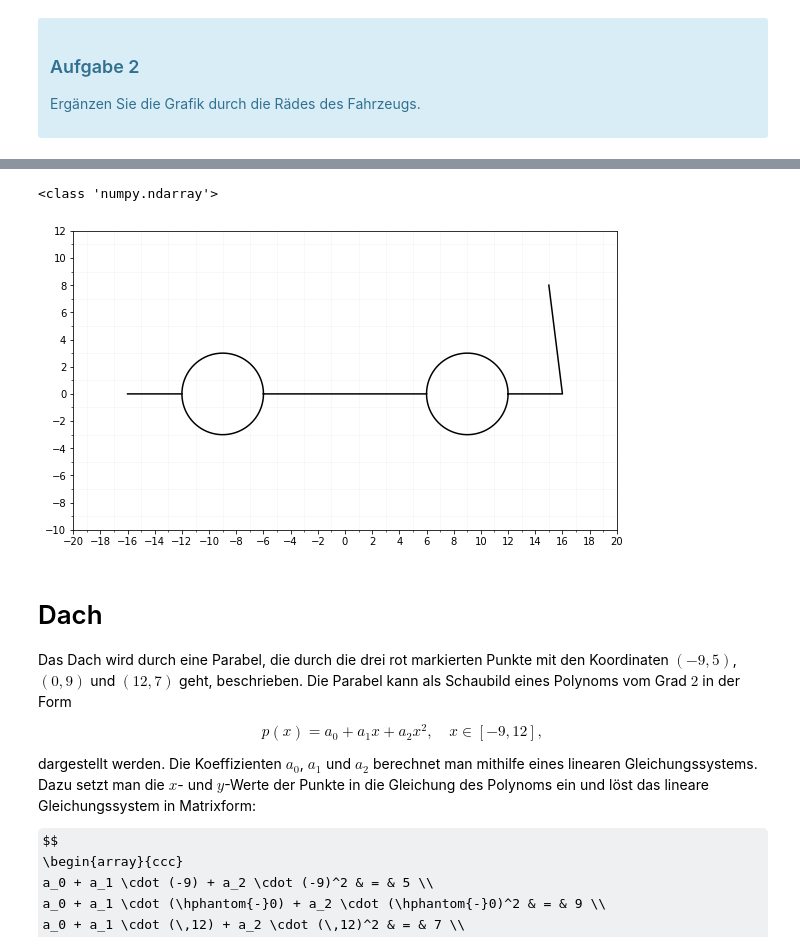
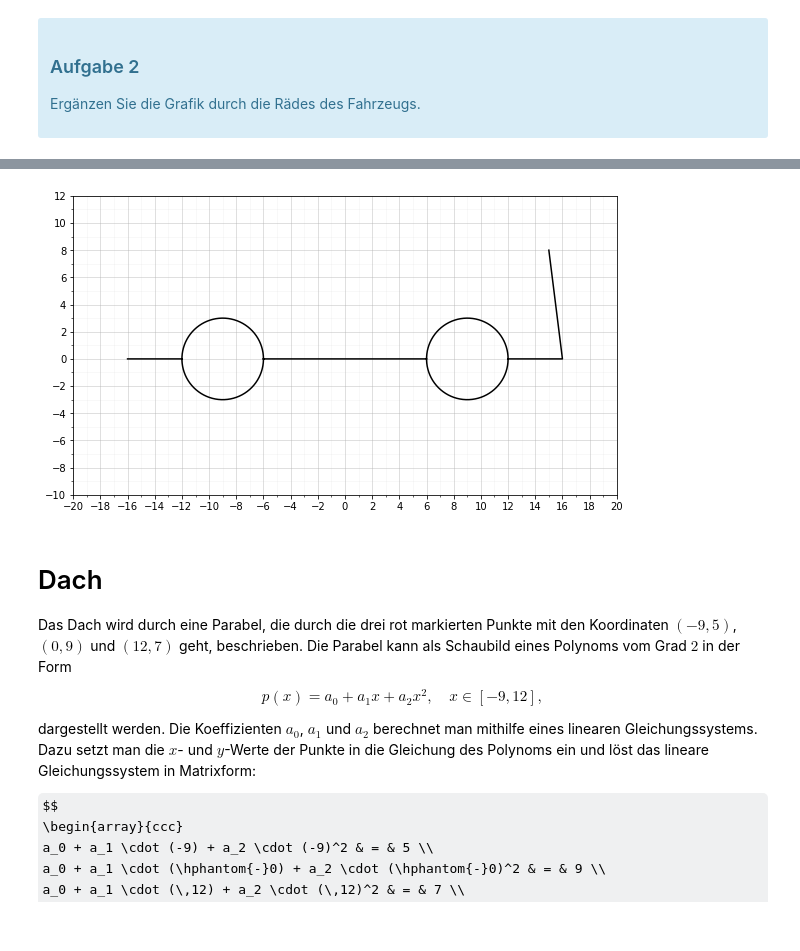
Before and after one commit to Wroyk-UniProjects/Mathe2Labor, a Jupyter notebook: car.ipynb, the cells around one changed output, grey strips where cells are left out. Saved outputs shown, nothing was run; the diff lists cells and outputs as text; code cells hidden in the pictures; some formulas as TeX source.

Commit message:
plot Funktion und cleanup

```diff
--- a/car.ipynb
+++ b/car.ipynb
@@ -115,3 +130,7 @@ display(fig)
+# %%
+def draw_plot(x,y,color,settings):
+    fig, ax = new_plot(settings)
+    ax.plot(x, y, color)
 # %% [markdown]
 # Linien für Boden und Heck
 # %% [markdown]
@@ -141,9 +158,9 @@ Unterbrochene Linien lassen sich durch Einfügen von `numpy.nan` erzeugen.
 #
 # Ergänzen Sie bitte hier die Python Befehle für Aufgabe 1!
 #
-xBH = [-16,-12,np.nan,-6,6,np.nan,12,16,15]
-yBH = [0,0,np.nan,0,0,np.nan,0,0,8]
-print(type(xBH))
-ax.plot(xBH,yBH,'k')
-display(fig)
+
+x = [-16,-12,np.nan,-6,6,np.nan,12,16,15,np.nan]
+y = [0,0,np.nan,0,0,np.nan,0,0,8,np.nan]
+
+draw_plot(x, y, 'k', plot_settings)
 # %% [output]
@@ -190,22 +204,27 @@ IFrame('https://www.dropbox.com/s/49hkutb3vut614q/car2.png?raw=1', width=600, he
 #
 # Ergänzen Sie bitte hier die Python Befehle für Aufgabe 2!
 #
-def rad(r,x0,y0):
-    t = np.linspace(0,2*np.pi,1000)
-    x = x0+r*np.cos(t)
-    y = y0+r*np.sin(t)
+
+def circle(radius, x_offset, y_offset, resolution):
+    t = np.linspace(0, 2*np.pi, resolution)
+
+    x = x_offset + radius * np.cos(t)
+    y = y_offset + radius * np.sin(t)
+
+    x = np.append(x, np.nan)
+    y = np.append(y, np.nan)
+
     return x,y
-x,y = rad(3,-9,0)
-print(type(x))
-#x = np.concatenate(xBH,xRad)
-#y = np.concatenate(yBH,yRad)
-ax.plot(x,y,'k')
-x,y = rad(3,9,0)
-ax.plot(x,y,'k')
-display(fig)
-# %% [output]
-<class 'numpy.ndarray'>
-[figure, removed]
+# %%
+x_rad1,y_rad1 = circle(3, -9, 0, 1000)
+x_rad2,y_rad2 = circle(3, 9, 0, 1000)
+
+x = np.concatenate((x, x_rad1, x_rad2))
+y = np.concatenate((y,y_rad1, y_rad2))
+
+draw_plot(x, y, 'k', plot_settings)
+# %% [output]
+[figure, added]
 # %% [markdown]
 # Dach
 Das Dach wird durch eine Parabel, die durch die drei rot markierten Punkte mit den Koordinaten $(-9,5)$, $(0,9)$ und $(12,7)$ geht, beschrieben.
```
Also changed, not shown: parts of 20 cells of this notebook, 1 other file.
